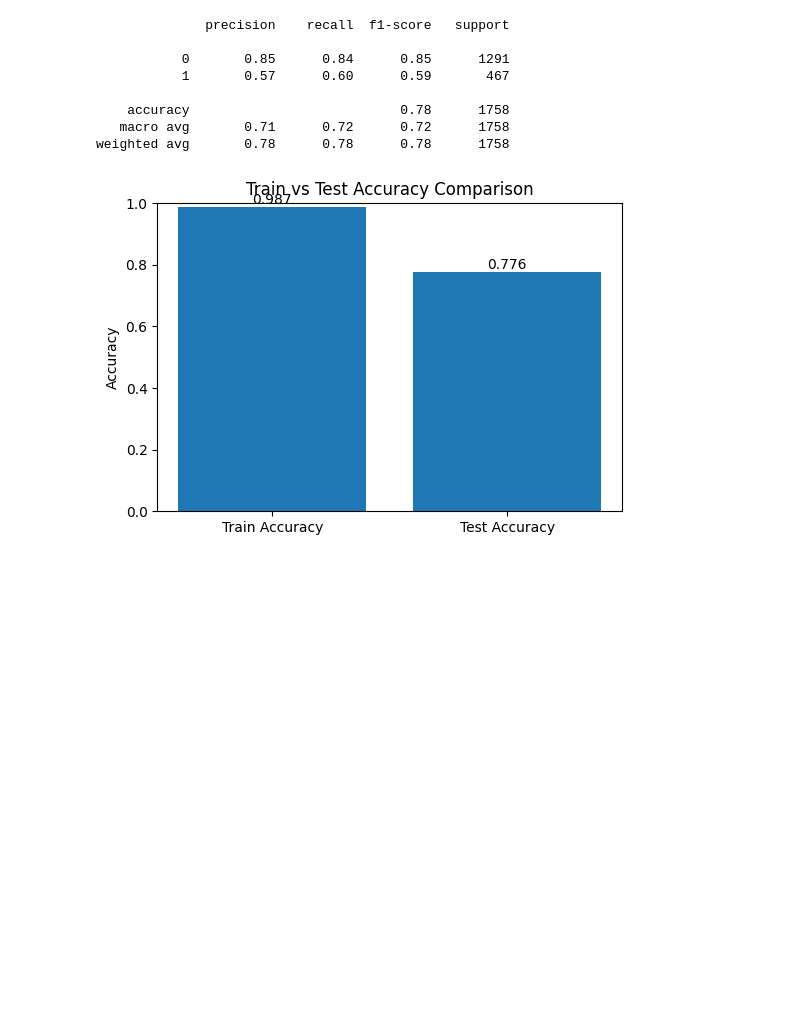
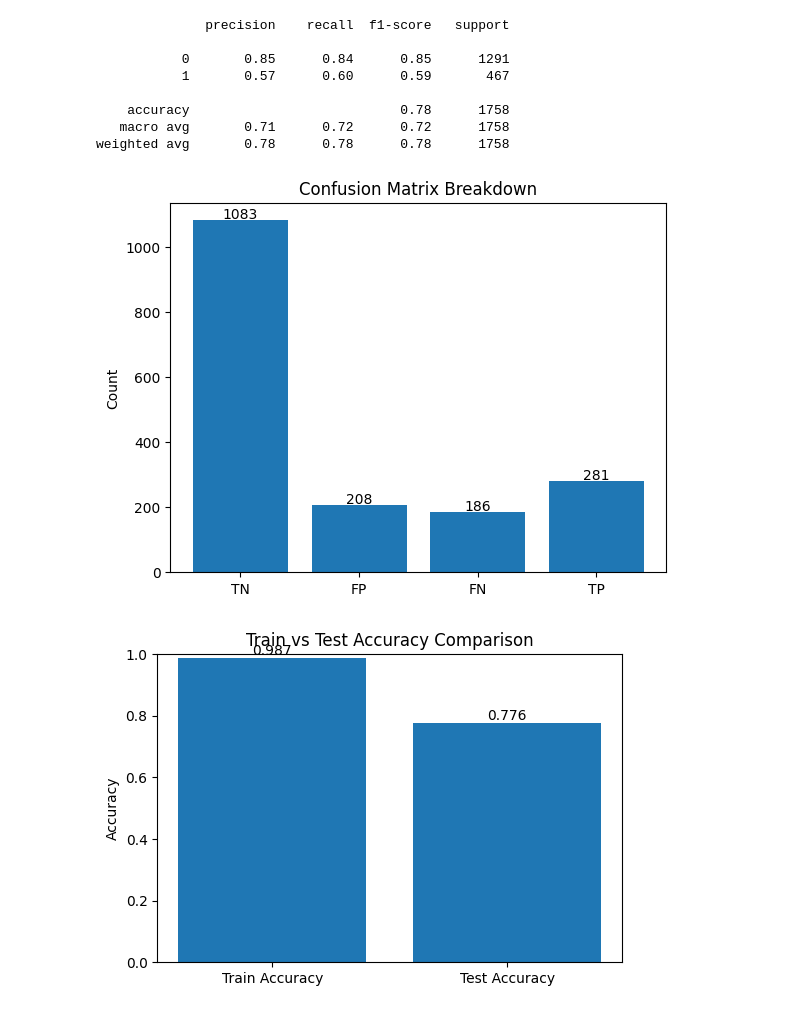
Before and after one commit to BuddhiniJ/ML-Assignment, a Jupyter notebook: random_forest_updated.ipynb, the cells around one changed output. Saved outputs shown, nothing was run; the diff lists cells and outputs as text; code cells hidden in the pictures; blank space fills up the shorter version.

```diff
--- a/random_forest_updated.ipynb
+++ b/random_forest_updated.ipynb
@@ -134,6 +134,23 @@ print(classification_report(y_test, y_pred))
     accuracy                           0.78      1758
    macro avg       0.71      0.72      0.72      1758
 weighted avg       0.78      0.78      0.78      1758
+# %%
+cmatrix = confusion_matrix(y_test, y_pred)
+
+labels = ['TN', 'FP', 'FN', 'TP']
+values = [cmatrix[0,0], cmatrix[0,1], cmatrix[1,0], cmatrix[1,1]]
+
+plt.bar(labels, values)
+
+plt.title("Confusion Matrix Breakdown")
+plt.ylabel("Count")
+
+for i, v in enumerate(values):
+    plt.text(i, v + 5, str(v), ha='center')
+
+plt.show()
+# %% [output]
+[figure, added]
 # %%
 
 train_acc = final_rf.score(X_train_bal, y_train_bal)
```
Also changed, not shown: parts of 1 cell of this notebook.
